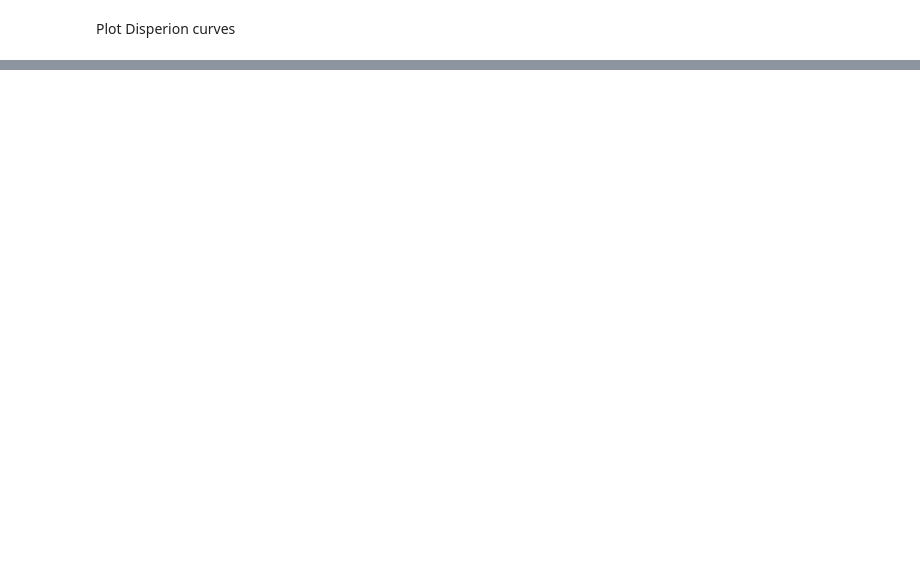
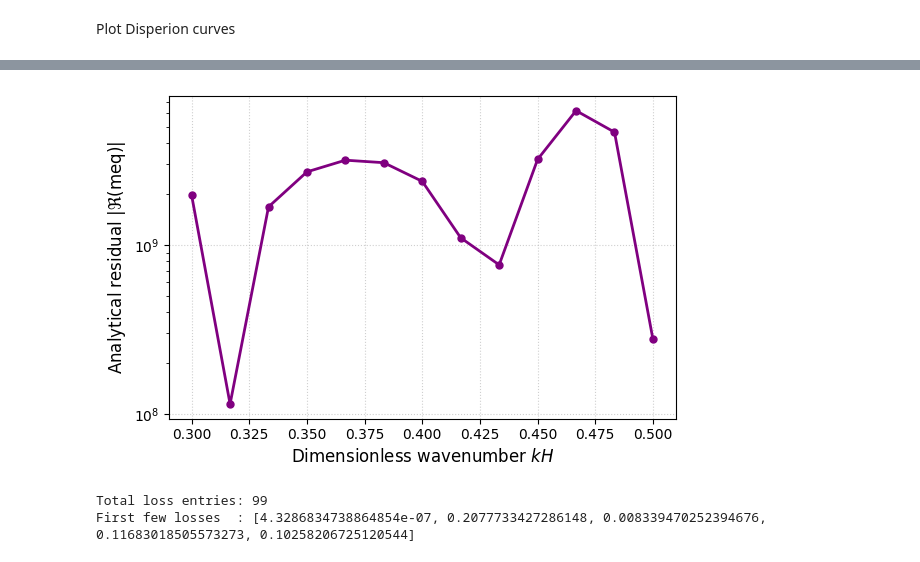
Before and after one commit to mayankjha-my/PINN, a Jupyter notebook: experiments/PINN_three_layer_system.ipynb, the cells around one changed output, grey strips where cells are left out. Cells and saved outputs as stored; diff of their text form; code cells hidden in the pictures; blank space fills up the shorter version.

```diff
--- a/experiments/PINN_three_layer_system.ipynb
+++ b/experiments/PINN_three_layer_system.ipynb
@@ -324,0 +684,42 @@ np.savetxt(
+# %%
+import numpy as np
+import matplotlib.pyplot as plt
+
+# ==============================
+# Analytical residual at PINN solution
+# ==============================
+residual = np.array([
+    dispersion_meq(kH[i], c_pinn[i])
+    for i in range(len(kH))
+])
+
+abs_residual = np.abs(residual)
+
+# ==============================
+# Plot: Analytical residual
+# ==============================
+plt.figure(figsize=(6, 4))
+
+plt.semilogy(
+    kH,
+    abs_residual,
+    'o-',
+    color='purple',
+    markersize=5,
+    linewidth=2
+)
+
+plt.xlabel(r'Dimensionless wavenumber $kH$', fontsize=12)
+plt.ylabel(r'Analytical residual $|\Re(\mathrm{meq})|$', fontsize=12)
+
+plt.grid(True, linestyle=':', alpha=0.6)
+plt.tight_layout()
+plt.show()
+# %% [output]
+[figure, added]
+# %%
+print("Total loss entries:", len(loss_total_history))
+print("First few losses  :", loss_total_history[:5])
+# %% [output]
+Total loss entries: 99
+First few losses  : [4.3286834738864854e-07, 0.2077733427286148, 0.008339470252394676, 0.11683018505573273, 0.10258206725120544]
```
Also changed, not shown: parts of 22 cells of this notebook, 4 other files.
